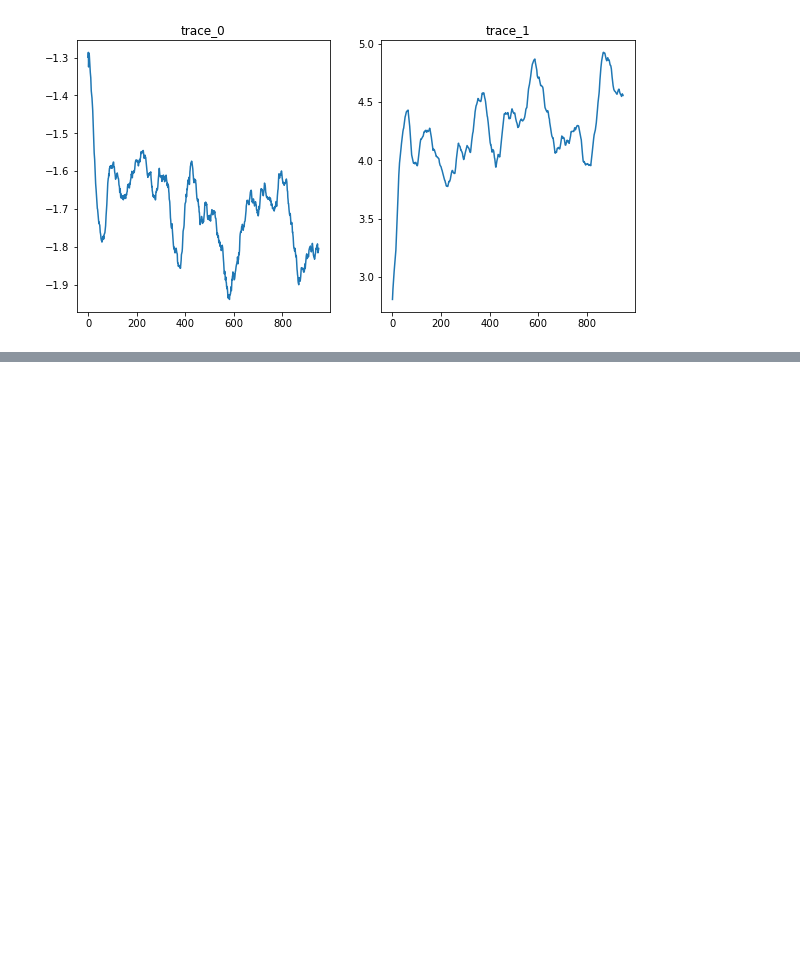
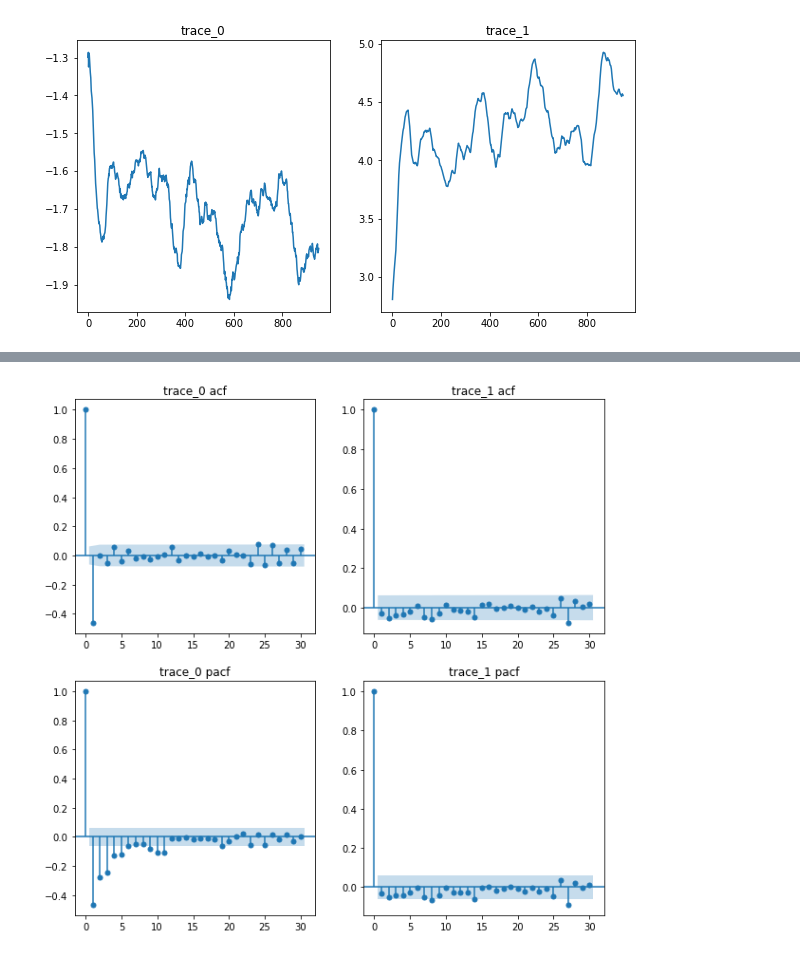
Before and after one commit to vb690/modules_comp_neuro_2021, a Jupyter notebook: advanced_quantitative_methods/units/9_time_series_analysis/unit_9_lab_assignement.ipynb, the cells around one changed output, grey strips where cells are left out. Cells and saved outputs as stored; diff of their text form; code cells hidden in the pictures; blank space fills up the shorter version.

```diff
--- a/advanced_quantitative_methods/units/9_time_series_analysis/unit_9_lab_assignement.ipynb
+++ b/advanced_quantitative_methods/units/9_time_series_analysis/unit_9_lab_assignement.ipynb
@@ -167,0 +190,4 @@ show_ts(moving_average)
+# %%
+compute_acf_pacf(differenced_traces)
+# %% [output]
+[figure, added]
```
Also changed, not shown: parts of 5 cells of this notebook.
